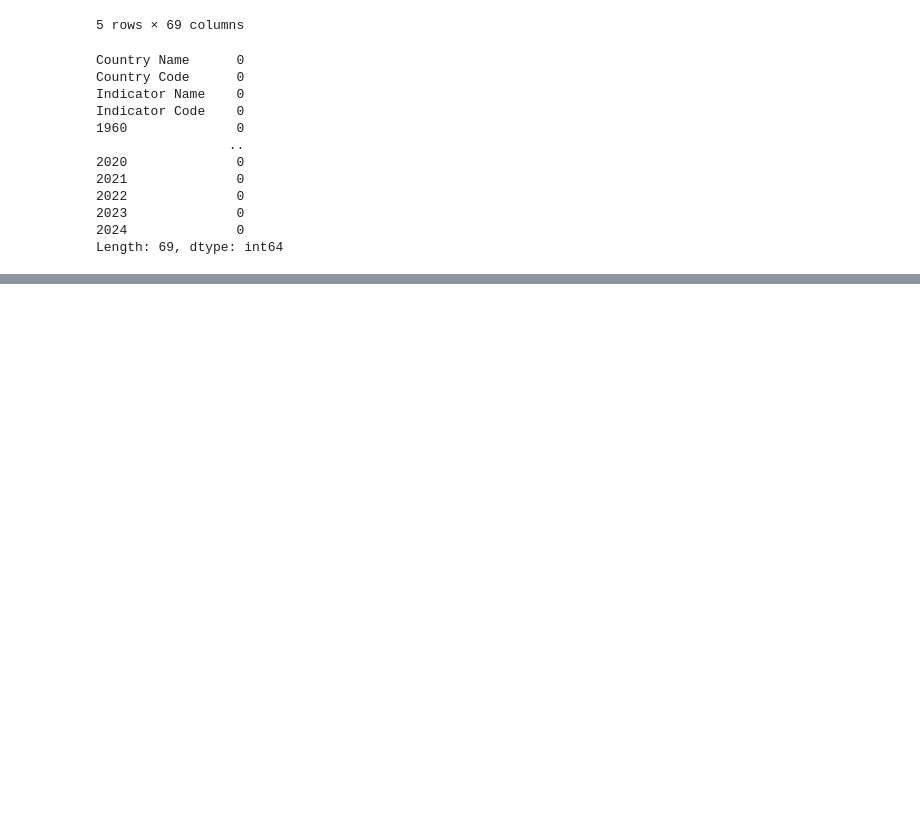
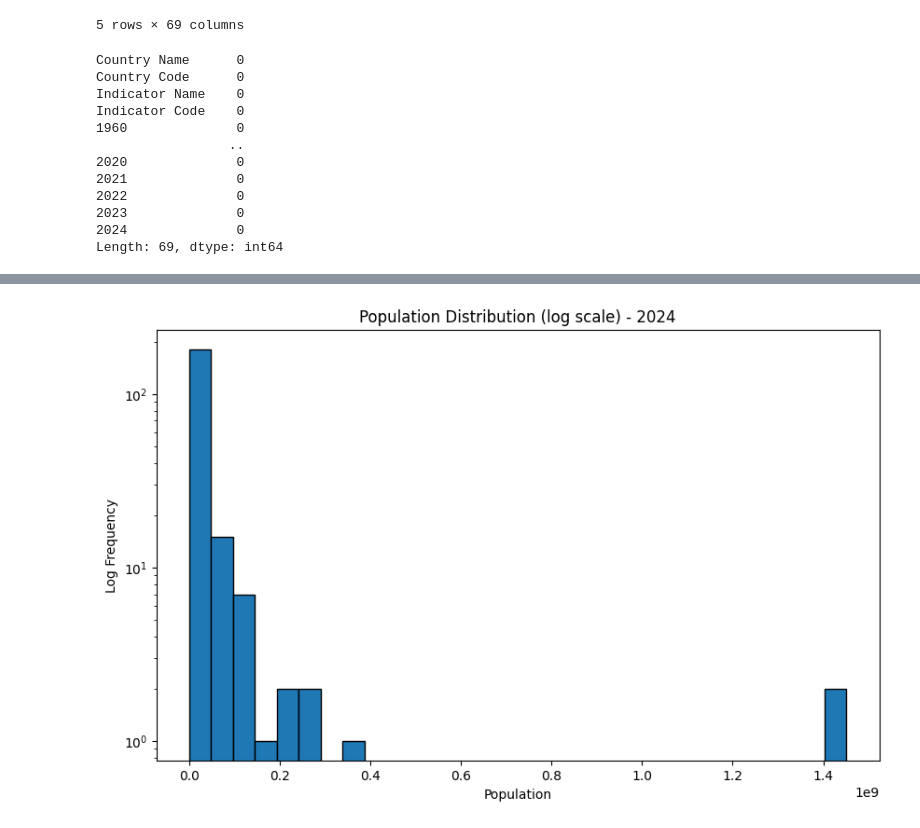
Before and after one commit to RealHaroon/PRODIGY_DS_01, a Jupyter notebook: notebook/Task 1.ipynb, the cells around one changed output, grey strips where cells are left out. Cells and saved outputs as stored; diff of their text form; code cells hidden in the pictures; blank space fills up the shorter version.

```diff
--- a/notebook/Task 1.ipynb
+++ b/notebook/Task 1.ipynb
@@ -67 +64,11 @@ plt.show()
+# %%
+plt.figure(figsize=(10,6))
+plt.hist(data_2024,bins=30,edgecolor='black')
+plt.yscale('log')
+plt.title('Population Distribution (log scale) - 2024')
+plt.xlabel('Population')
+plt.ylabel('Log Frequency')
+plt.show()
+# %% [output]
+[figure, added]
 # %%
```
Also changed, not shown: parts of 11 cells of this notebook, 10 other files.
